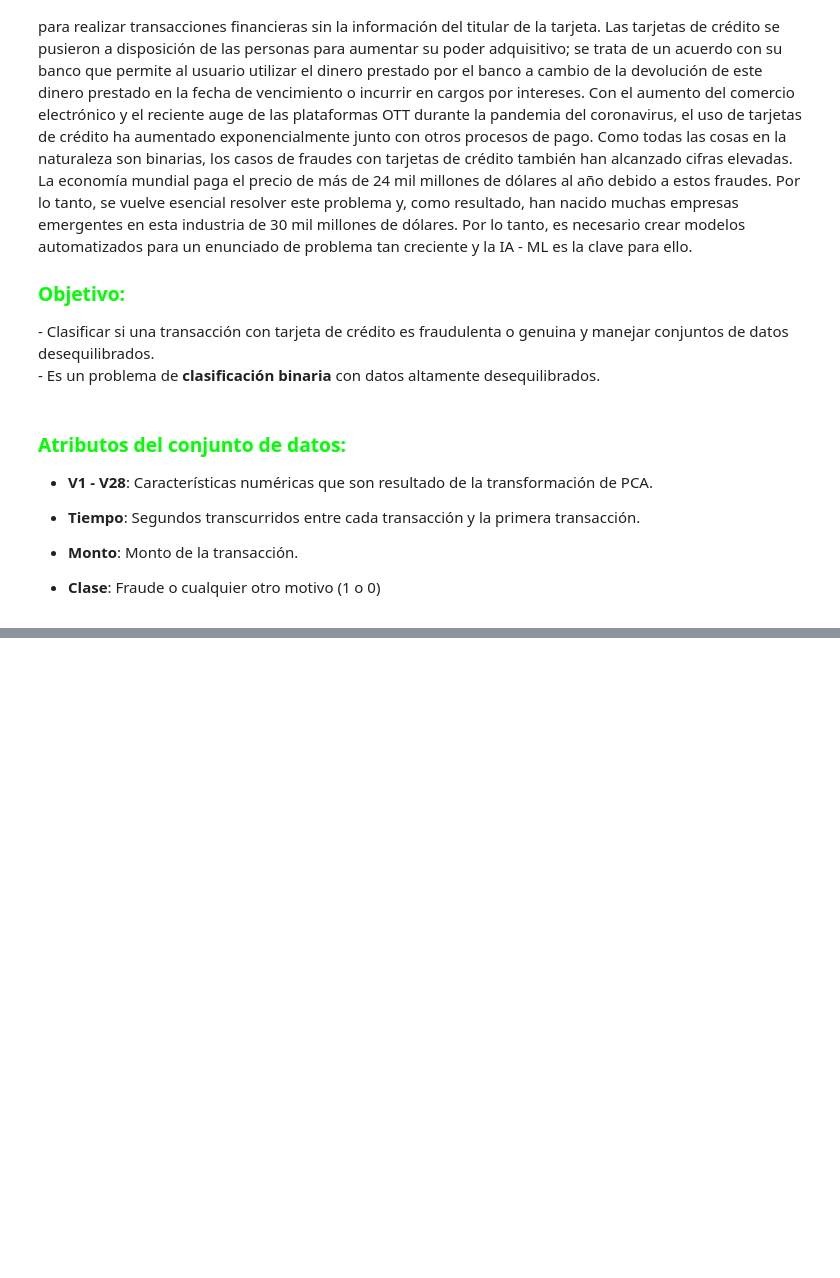
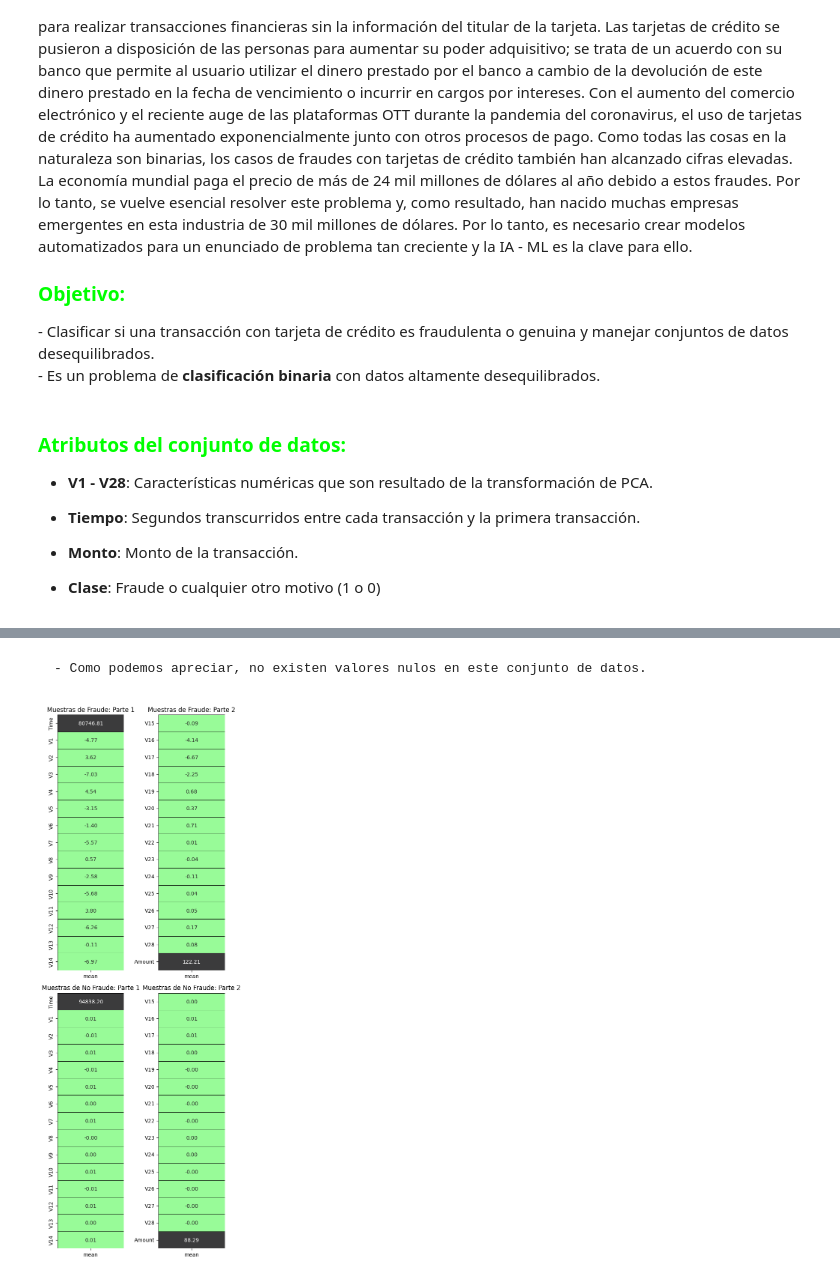
Before and after one commit to londerowalteroscar/Fraud-Detection, a Jupyter notebook: fraud-detection.ipynb, the cells around one changed output, grey strips where cells are left out. Cells and saved outputs as stored; diff of their text form; code cells hidden in the pictures; blank space fills up the shorter version.

```diff
--- a/fraud-detection.ipynb
+++ b/fraud-detection.ipynb
@@ -37,0 +156,35 @@
+# %% [markdown]
+    - Como podemos apreciar, no existen valores nulos en este conjunto de datos.
+# %%
+fraud = df[df['Class'] == 1].describe().T
+nofraud = df[df['Class'] == 0].describe().T
+
+# Cambiar la paleta de colores a tonos de verde
+colors = ['#98FB98', '#3B3B3C']  # Verde claro y gris oscuro
+
+fig, ax = plt.subplots(nrows=2, ncols=2, figsize=(5, 15))
+
+# Parte 1 - Fraude
+plt.subplot(2, 2, 1)
+sns.heatmap(fraud[['mean']][:15], annot=True, cmap=colors, linewidths=0.5, linecolor='black', cbar=False, fmt='.2f')
+plt.title('Muestras de Fraude: Parte 1')
+
+# Parte 2 - Fraude
+plt.subplot(2, 2, 2)
+sns.heatmap(fraud[['mean']][15:30], annot=True, cmap=colors, linewidths=0.5, linecolor='black', cbar=False, fmt='.2f')
+plt.title('Muestras de Fraude: Parte 2')
+
+# Parte 1 - No Fraude
+plt.subplot(2, 2, 3)
+sns.heatmap(nofraud[['mean']][:15], annot=True, cmap=colors, linewidths=0.5, linecolor='black', cbar=False, fmt='.2f')
+plt.title('Muestras de No Fraude: Parte 1')
+
+# Parte 2 - No Fraude
+plt.subplot(2, 2, 4)
+sns.heatmap(nofraud[['mean']][15:30], annot=True, cmap=colors, linewidths=0.5, linecolor='black', cbar=False, fmt='.2f')
+plt.title('Muestras de No Fraude: Parte 2')
+
+# Ajustar el espacio entre los subgráficos
+fig.tight_layout(w_pad=2)
+# %% [output]
+[figure, added]
```
Also changed, not shown: parts of 17 cells of this notebook, 1 other file.
